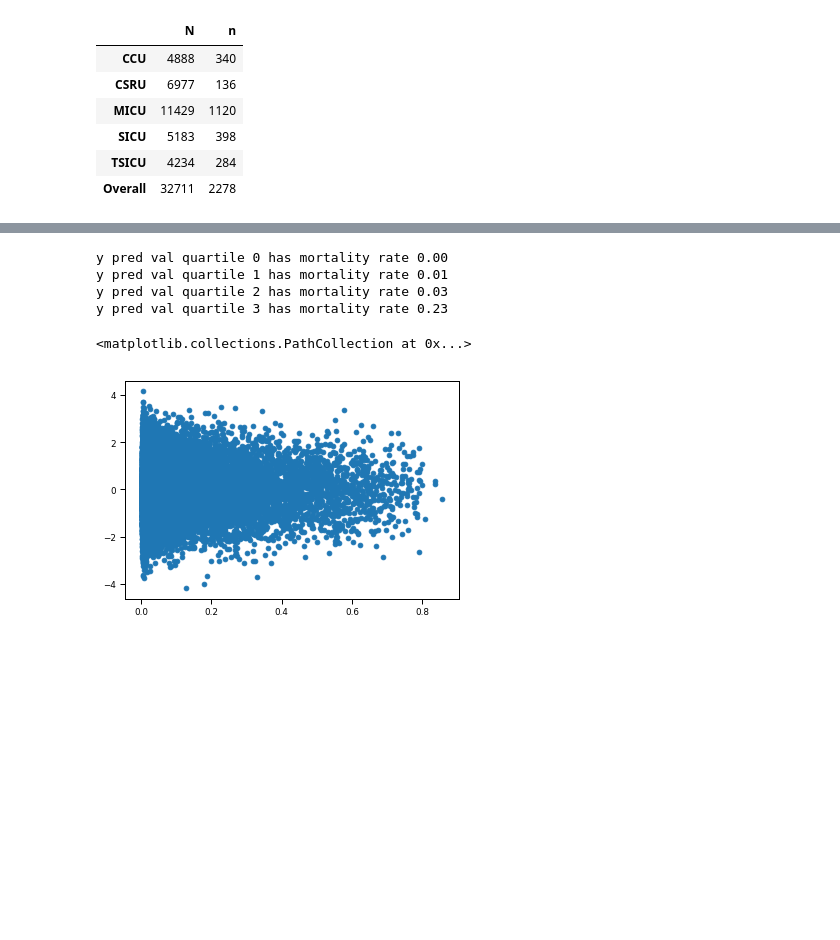
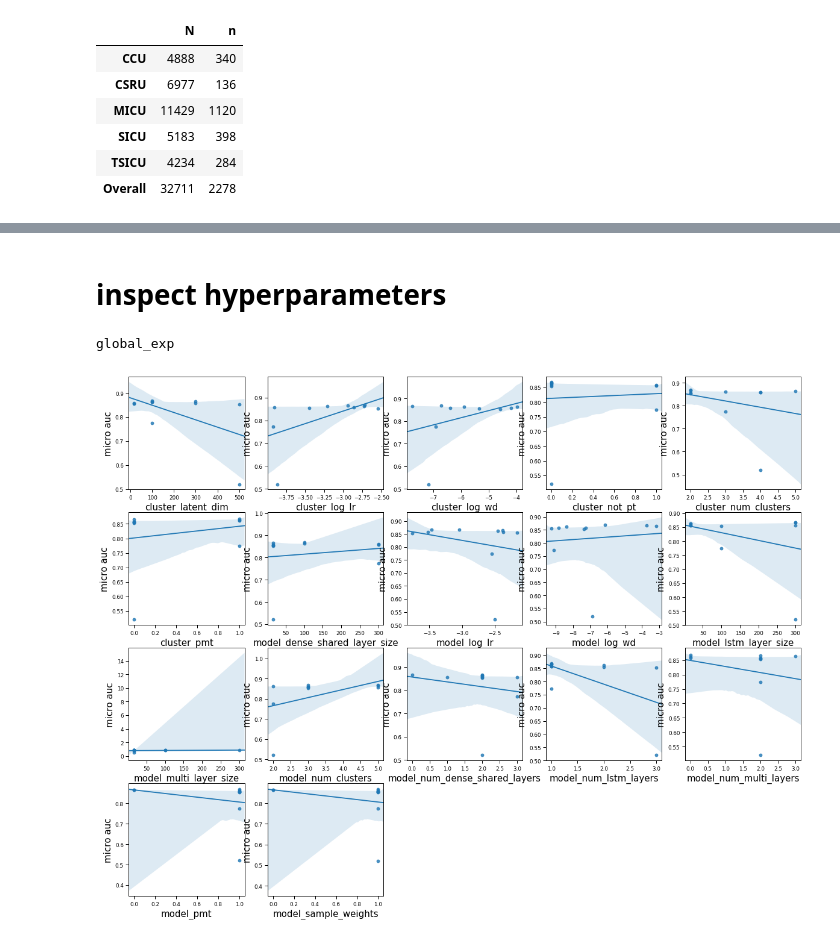
Before and after one commit to nathanwang000/mixture_of_experts_project, a Jupyter notebook: inspect_result.ipynb, the cells around one changed output, grey strips where cells are left out. Cells and saved outputs as stored; diff of their text form; code cells hidden in the pictures; blank space fills up the shorter version.

Commit message:
refactored the ipython notebook to inspect the result

```diff
--- a/inspect_result.ipynb
+++ b/inspect_result.ipynb
@@ -453,3 +216,0 @@ Y = np.load(save_data_path + 'Y.npy')
-# %%
-for i in range(4):
-    print("saps quartile {} has mortality rate {:.2f}".format(i, Y[saps_quartile == i].mean()))
@@ -461,2 +216,0 @@ saps quartile 3 has mortality rate 0.19
-# %%
-y_pred_val, y_val, cohorts_val = joblib.load('mixture_of_experts_project/mortality_test/results/output_debug.pkl')
@@ -470,20 +216,0 @@ Text(0,0.5,'y val')
-# %%
-n_cut = 4
-cutoffs = np.percentile(y_pred_val, np.linspace(0, 100, n_cut+1))
-y_pred_quartile = np.zeros(len(y_pred_val))
-for i in range(n_cut):
-    c = np.logical_and(y_pred_val > cutoffs[i], y_pred_val <= cutoffs[i+1])
-    y_pred_quartile[c] = i
-# %%
-for i in range(n_cut):
-    print("y pred val quartile {} has mortality rate {:.2f}".format(i, y_val[y_pred_quartile == i].mean()))
-# %% [output]
-y pred val quartile 0 has mortality rate 0.00
-y pred val quartile 1 has mortality rate 0.01
-y pred val quartile 2 has mortality rate 0.03
-y pred val quartile 3 has mortality rate 0.23
-# %%
-plt.scatter(y_pred_val, np.random.randn(len(y_pred_val)))
-# %% [output]
-<matplotlib.collections.PathCollection at 0x...>
-[figure, removed]
@@ -491,0 +217,2 @@ np.save('mixture_of_experts_project/cluster_membership/sample_y_quartile', y_pre
+# %% [markdown]
+# inspect hyperparameters
@@ -491,0 +295,14 @@ np.save('mixture_of_experts_project/cluster_membership/sample_y_quartile', y_pre
+# %%
+exp_names = ['global_exp',]
+task_dir = 'mixture_of_experts_project/result'
+runnames = list(range(10))
+
+val_dfs = get_val_dfs(exp_names, task_dir, runnames)
+settings_df = get_settings_df(task_dir)
+
+for exp_name in exp_names:
+    print(exp_name)
+    plot_hp_dependence(val_dfs, settings_df, exp_name)
+# %% [output]
+global_exp
+[figure, added]
```
Also changed, not shown: parts of 25 cells of this notebook, 2 other files.
